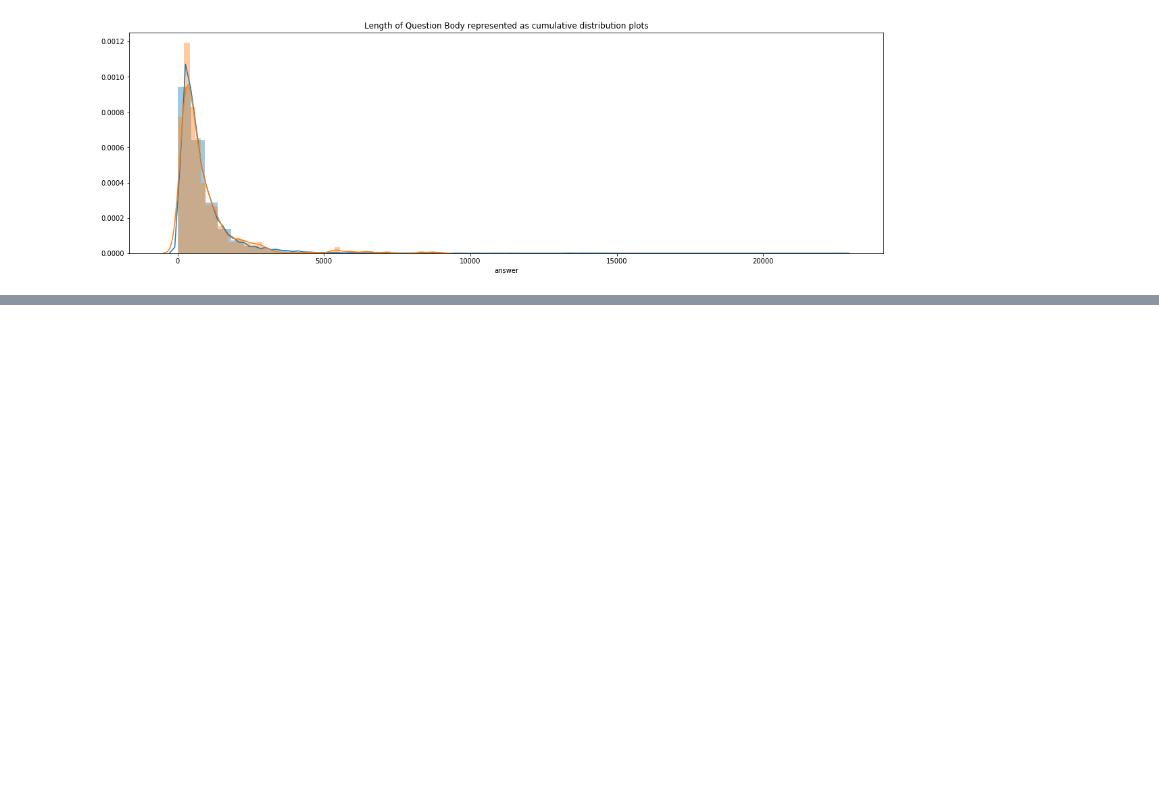
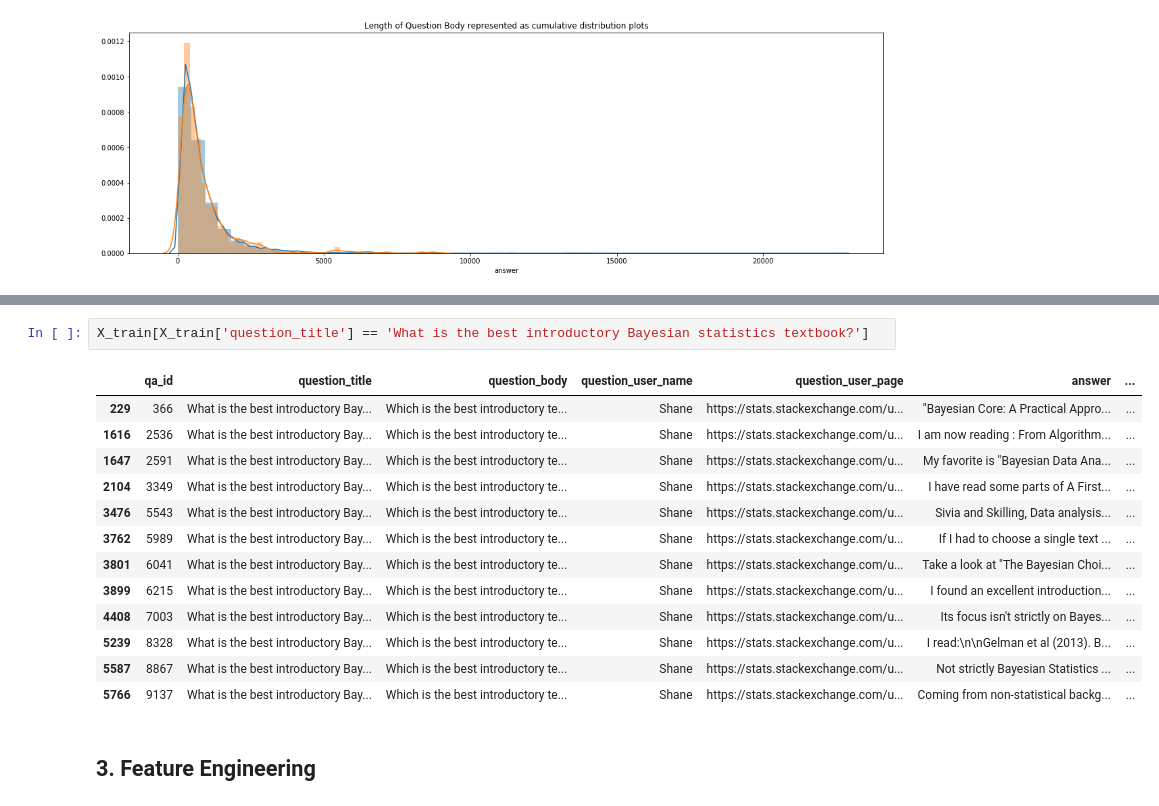
Before and after one commit to szachovy/Google-QUEST-Q-A-Labeling, a Jupyter notebook: agent.ipynb, the cells around one changed output, grey strips where cells are left out. Saved outputs shown, nothing was run; the diff lists cells and outputs as text; blank space fills up the shorter version.

```diff
--- a/agent.ipynb
+++ b/agent.ipynb
@@ -188,0 +211,18 @@ analysis.distribution_imposition(X_train['answer'], X_test['answer'], 'Length of
+# %%
+X_train[X_train['question_title'] == 'What is the best introductory Bayesian statistics textbook?']
+# %% [output]
+|  | qa_id | question_title | question_body | question_user_name | question_user_page | answer | ... |
+| 229 | 366 | What is the best introductory Bay... | Which is the best introductory te... | Shane | https://stats.stackexchange.com/u... | "Bayesian Core: A Practical Appro... | ... |
+| 1616 | 2536 | What is the best introductory Bay... | Which is the best introductory te... | Shane | https://stats.stackexchange.com/u... | I am now reading : From Algorithm... | ... |
+| 1647 | 2591 | What is the best introductory Bay... | Which is the best introductory te... | Shane | https://stats.stackexchange.com/u... | My favorite is "Bayesian Data Ana... | ... |
+| 2104 | 3349 | What is the best introductory Bay... | Which is the best introductory te... | Shane | https://stats.stackexchange.com/u... | I have read some parts of A First... | ... |
+| 3476 | 5543 | What is the best introductory Bay... | Which is the best introductory te... | Shane | https://stats.stackexchange.com/u... | Sivia and Skilling, Data analysis... | ... |
+| 3762 | 5989 | What is the best introductory Bay... | Which is the best introductory te... | Shane | https://stats.stackexchange.com/u... | If I had to choose a single text ... | ... |
+| 3801 | 6041 | What is the best introductory Bay... | Which is the best introductory te... | Shane | https://stats.stackexchange.com/u... | Take a look at "The Bayesian Choi... | ... |
+| 3899 | 6215 | What is the best introductory Bay... | Which is the best introductory te... | Shane | https://stats.stackexchange.com/u... | I found an excellent introduction... | ... |
+| 4408 | 7003 | What is the best introductory Bay... | Which is the best introductory te... | Shane | https://stats.stackexchange.com/u... | Its focus isn't strictly on Bayes... | ... |
+| 5239 | 8328 | What is the best introductory Bay... | Which is the best introductory te... | Shane | https://stats.stackexchange.com/u... | I read:\n\nGelman et al (2013). B... | ... |
+| 5587 | 8867 | What is the best introductory Bay... | Which is the best introductory te... | Shane | https://stats.stackexchange.com/u... | Not strictly Bayesian Statistics ... | ... |
+| 5766 | 9137 | What is the best introductory Bay... | Which is the best introductory te... | Shane | https://stats.stackexchange.com/u... | Coming from non-statistical backg... | ... |
+# %% [markdown]
+## 3. Feature Engineering
```
Also changed, not shown: parts of 3 cells of this notebook.
